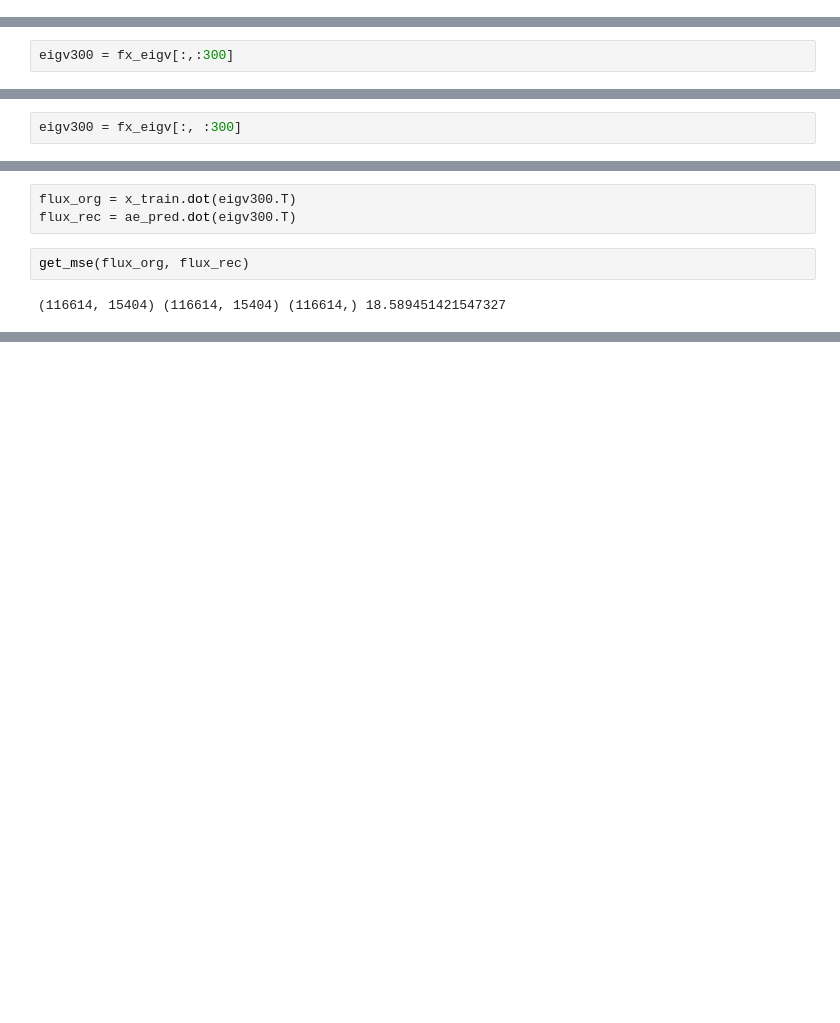
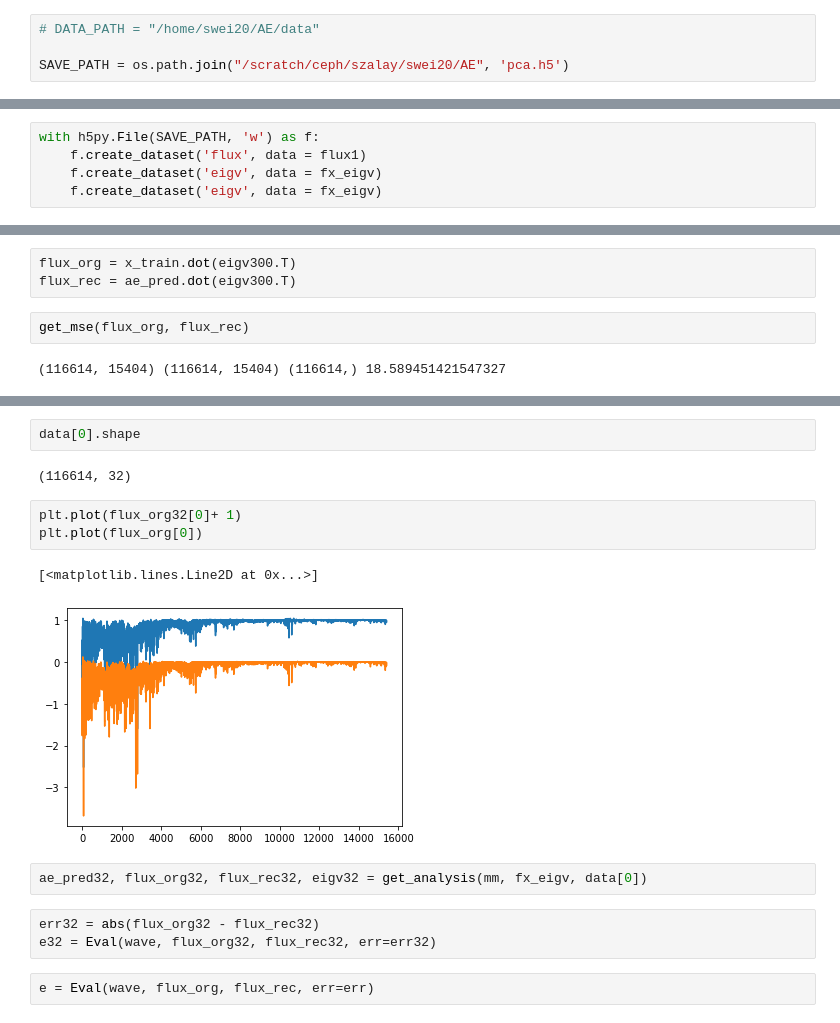
Before and after one commit to ViskaWei/AE, a Jupyter notebook: nb/explore_simple_ae_pipeline.ipynb, the cells around one changed output, grey strips where cells are left out. Drawn from its saved outputs; the diff is of its cells as text; blank space fills up the shorter version.

```diff
--- a/nb/explore_simple_ae_pipeline.ipynb
+++ b/nb/explore_simple_ae_pipeline.ipynb
@@ -96,3 +185,7 @@ plt.xscale('log')
 flux_std.shape
 # %% [output]
 (116614, 300)
+# %%
+# DATA_PATH = "/home/swei20/AE/data"
+
+SAVE_PATH = os.path.join("/scratch/ceph/szalay/swei20/AE", 'pca.h5')
@@ -99,3 +200,8 @@ flux_std.shape
+# %%
+with h5py.File(SAVE_PATH, 'w') as f:
+    f.create_dataset('flux', data = flux1)
+    f.create_dataset('eigv', data = fx_eigv)
+    f.create_dataset('eigv', data = fx_eigv)
 # %%
 DATA_PATH = "/home/swei20/AE/data"
 SAVE_PATH = os.path.join(DATA_PATH, 'pc32.h5')
@@ -261,2 +316,0 @@ array([0.38707911, 0.28734666, 0.26158776, ..., 0.00508941, 0.00722541,
-# %%
-eigv300 = fx_eigv[:,:300]
@@ -320,2 +337,0 @@ plt.plot(wave, eg0**2)
-# %%
-eigv300 = fx_eigv[:, :300]
@@ -445,0 +578,17 @@ get_mse(flux_org, flux_rec)
+# %%
+data[0].shape
+# %% [output]
+(116614, 32)
+# %%
+plt.plot(flux_org32[0]+ 1)
+plt.plot(flux_org[0])
+# %% [output]
+[<matplotlib.lines.Line2D at 0x...>]
+[figure, added]
+# %%
+ae_pred32, flux_org32, flux_rec32, eigv32 = get_analysis(mm, fx_eigv, data[0])
+# %%
+err32 = abs(flux_org32 - flux_rec32)
+e32 = Eval(wave, flux_org32, flux_rec32, err=err32)
+# %%
+e = Eval(wave, flux_org, flux_rec, err=err)
```
Also changed, not shown: parts of 62 cells of this notebook, 10 other files.
